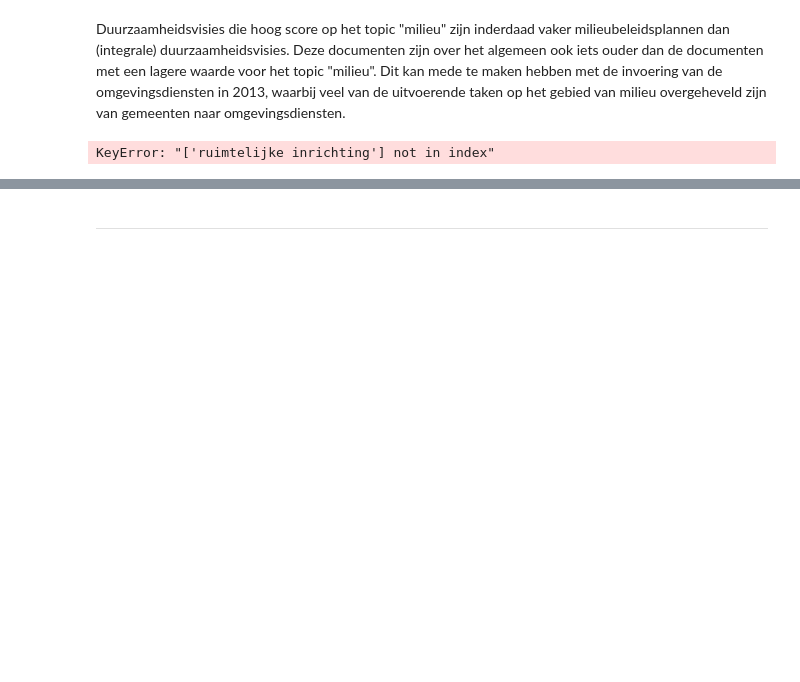
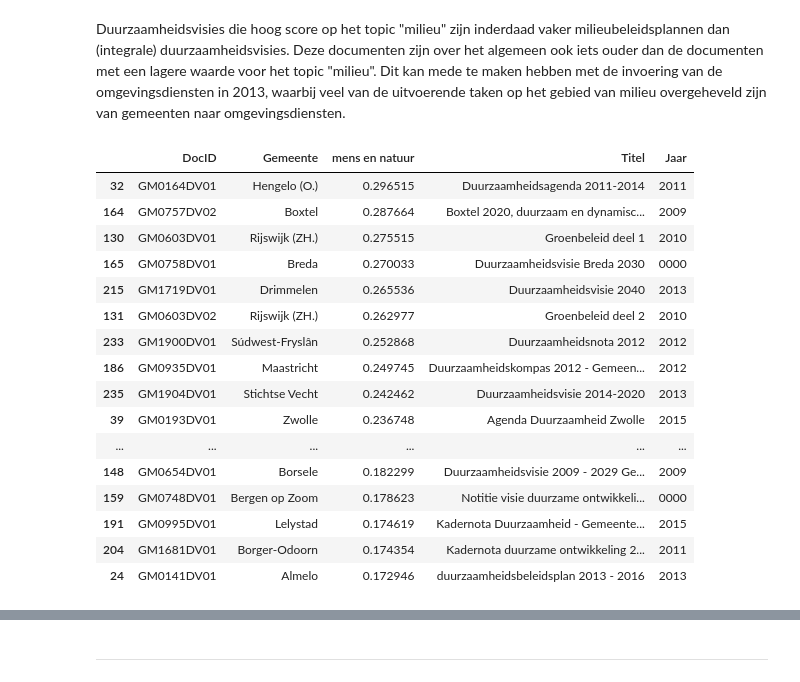
Before and after one commit to kjkoster/execute-enexis, a Jupyter notebook: notebooks/05 enexis governance -- Evaluation.ipynb, the cells around one changed output, grey strips where cells are left out. Cells and saved outputs as stored; diff of their text form; code cells hidden in the pictures; blank space fills up the shorter version.

```diff
--- a/notebooks/05 enexis governance -- Evaluation.ipynb
+++ b/notebooks/05 enexis governance -- Evaluation.ipynb
@@ -55,9 +55,25 @@ sns.boxplot(data=lsa_topics.sort_values('Jaar'), x='Jaar', y='milieu', color="bl
 # %% [markdown]
 Duurzaamheidsvisies die hoog score op het topic "milieu" zijn inderdaad vaker milieubeleidsplannen dan (integrale) duurzaamheidsvisies. Deze documenten zijn over het algemeen ook iets ouder dan de documenten met een lagere waarde voor het topic "milieu". Dit kan mede te maken hebben met de invoering van de omgevingsdiensten in 2013, waarbij veel van de uitvoerende taken op het gebied van milieu overgeheveld zijn van gemeenten naar omgevingsdiensten.
 # %%
-lsa_topics.loc[:, ['DocID', 'Gemeente', 'ruimtelijke inrichting', 'Titel', 'Jaar']].sort_values('ruimtelijke inrichting', ascending=False)[0:20]
+lsa_topics.loc[:, ['DocID', 'Gemeente', 'mens en natuur', 'Titel', 'Jaar']].sort_values('mens en natuur', ascending=False)[0:20]
 # %% [output]
-KeyError: "['ruimtelijke inrichting'] not in index"
+|  | DocID | Gemeente | mens en natuur | Titel | Jaar |
+| 32 | GM0164DV01 | Hengelo (O.) | 0.296515 | Duurzaamheidsagenda 2011-2014 | 2011 |
+| 164 | GM0757DV02 | Boxtel | 0.287664 | Boxtel 2020, duurzaam en dynamisc... | 2009 |
+| 130 | GM0603DV01 | Rijswijk (ZH.) | 0.275515 | Groenbeleid deel 1 | 2010 |
+| 165 | GM0758DV01 | Breda | 0.270033 | Duurzaamheidsvisie Breda 2030 | 0000 |
+| 215 | GM1719DV01 | Drimmelen | 0.265536 | Duurzaamheidsvisie 2040 | 2013 |
+| 131 | GM0603DV02 | Rijswijk (ZH.) | 0.262977 | Groenbeleid deel 2 | 2010 |
+| 233 | GM1900DV01 | Súdwest-Fryslân | 0.252868 | Duurzaamheidsnota 2012 | 2012 |
+| 186 | GM0935DV01 | Maastricht | 0.249745 | Duurzaamheidskompas 2012 - Gemeen... | 2012 |
+| 235 | GM1904DV01 | Stichtse Vecht | 0.242462 | Duurzaamheidsvisie 2014-2020 | 2013 |
+| 39 | GM0193DV01 | Zwolle | 0.236748 | Agenda Duurzaamheid Zwolle | 2015 |
+| ... | ... | ... | ... | ... | ... |
+| 148 | GM0654DV01 | Borsele | 0.182299 | Duurzaamheidsvisie 2009 - 2029 Ge... | 2009 |
+| 159 | GM0748DV01 | Bergen op Zoom | 0.178623 | Notitie visie duurzame ontwikkeli... | 0000 |
+| 191 | GM0995DV01 | Lelystad | 0.174619 | Kadernota Duurzaamheid - Gemeente... | 2015 |
+| 204 | GM1681DV01 | Borger-Odoorn | 0.174354 | Kadernota duurzame ontwikkeling 2... | 2011 |
+| 24 | GM0141DV01 | Almelo | 0.172946 | duurzaamheidsbeleidsplan 2013 - 2016 | 2013 |
 # %%
 fig = sns.PairGrid(data=lsa_topics, palette="Blues",\
     x_vars=TOPICS,
```
Also changed, not shown: parts of 25 cells of this notebook, 4 other files.
